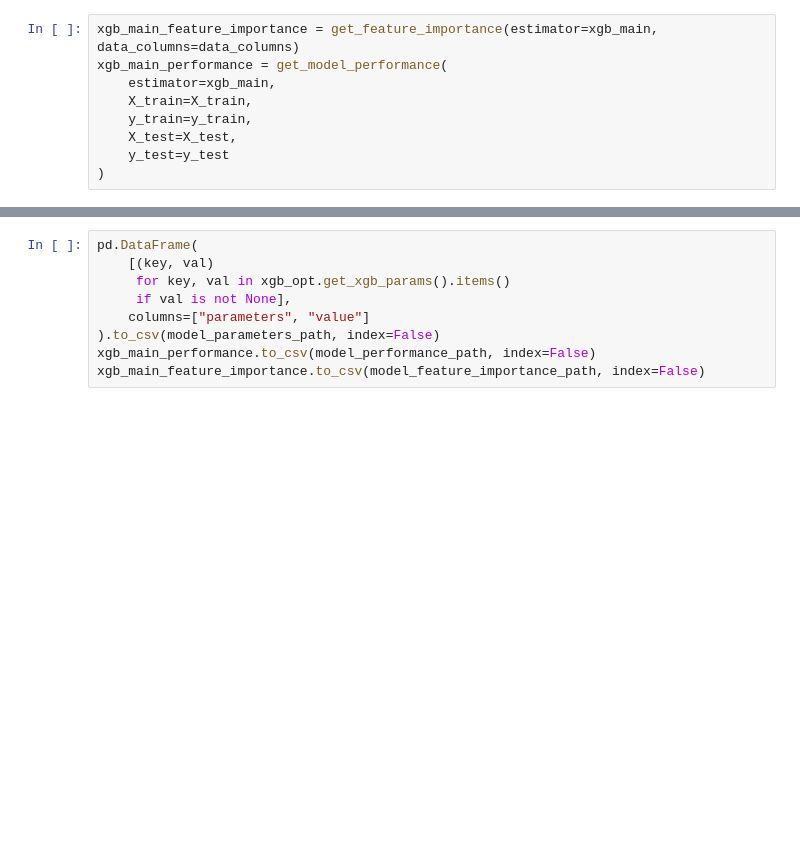
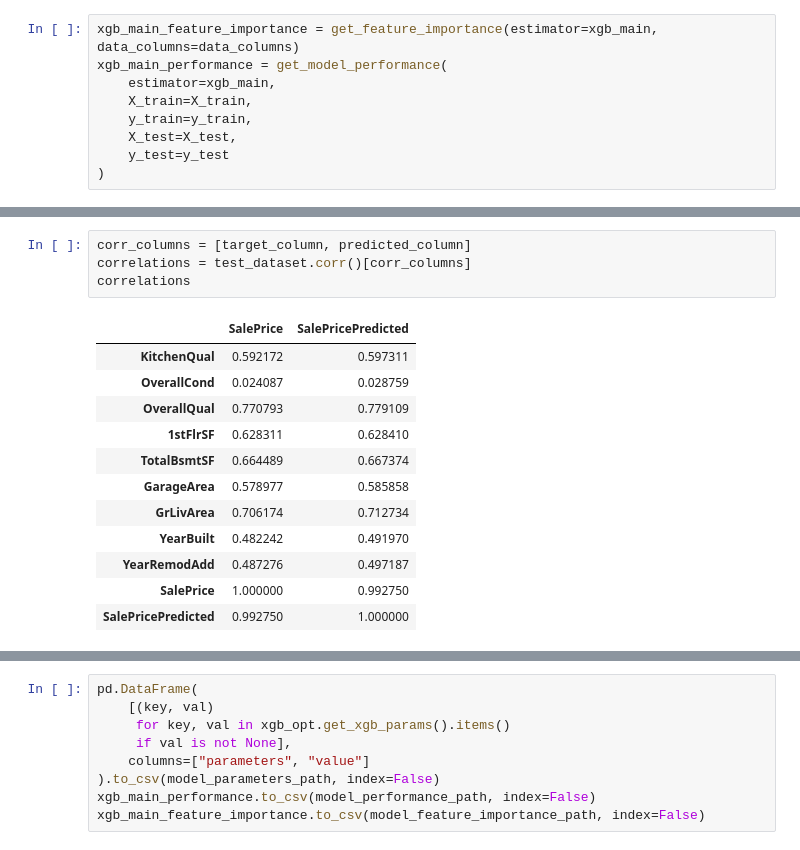
Before and after one commit to fokhrun/heritage_housing, a Jupyter notebook: jupyter_notebooks/model_training.ipynb, the cells around one changed output, grey strips where cells are left out. Cells and saved outputs as stored; diff of their text form; blank space fills up the shorter version.

```diff
--- a/jupyter_notebooks/model_training.ipynb
+++ b/jupyter_notebooks/model_training.ipynb
@@ -670,0 +717,17 @@ Feature importance
+# %%
+corr_columns = [target_column, predicted_column]
+correlations = test_dataset.corr()[corr_columns]
+correlations
+# %% [output]
+|  | SalePrice | SalePricePredicted |
+| KitchenQual | 0.592172 | 0.597311 |
+| OverallCond | 0.024087 | 0.028759 |
+| OverallQual | 0.770793 | 0.779109 |
+| 1stFlrSF | 0.628311 | 0.628410 |
+| TotalBsmtSF | 0.664489 | 0.667374 |
+| GarageArea | 0.578977 | 0.585858 |
+| GrLivArea | 0.706174 | 0.712734 |
+| YearBuilt | 0.482242 | 0.491970 |
+| YearRemodAdd | 0.487276 | 0.497187 |
+| SalePrice | 1.000000 | 0.992750 |
+| SalePricePredicted | 0.992750 | 1.000000 |
```
Also changed, not shown: parts of 23 cells of this notebook, 1 other file.
